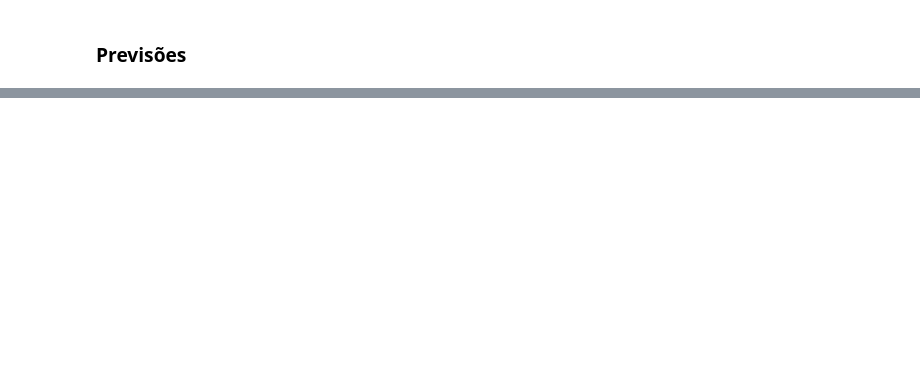
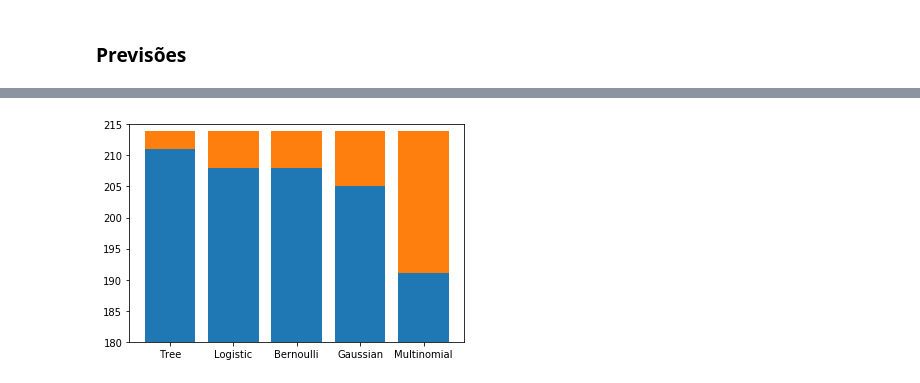
Before and after one commit to VonIgnia/C.Dados-P3, a Jupyter notebook: Classificador2/_Classificadores.ipynb, the cells around one changed output, grey strips where cells are left out. Saved outputs shown, nothing was run; the diff lists cells and outputs as text; code cells hidden in the pictures; blank space fills up the shorter version.

```diff
--- a/Classificador2/_Classificadores.ipynb
+++ b/Classificador2/_Classificadores.ipynb
@@ -81,0 +38,3 @@ Porcentagem de acertos: 89.25%
+# %%
+erros,acertos = Previsão(LogisticRegression,0,logistica=True)
+total_erros.append(erros); total_acertos.append(acertos)
@@ -81,0 +53,3 @@ Porcentagem de acertos: 89.25%
+# %%
+erros,acertos = Previsão(BernoulliNB,0)
+total_erros.append(erros); total_acertos.append(acertos)
@@ -81,0 +68,3 @@ Porcentagem de acertos: 89.25%
+# %%
+erros,acertos = Previsão(GaussianNB,0)
+total_erros.append(erros); total_acertos.append(acertos)
@@ -81,0 +86,3 @@ Porcentagem de acertos: 89.25%
+# %%
+erros,acertos = Previsão(MultinomialNB,0)
+total_erros.append(erros); total_acertos.append(acertos)
@@ -81,0 +108,7 @@ Porcentagem de acertos: 89.25%
+# %%
+classif = ['Tree','Logistic','Bernoulli','Gaussian','Multinomial']
+plt.bar(classif,total_acertos);
+plt.bar(classif,total_erros, bottom=total_acertos)
+plt.ylim((180,215));
+# %% [output]
+[figure, added]
```
Also changed, not shown: parts of 11 cells of this notebook, 12 other files.
